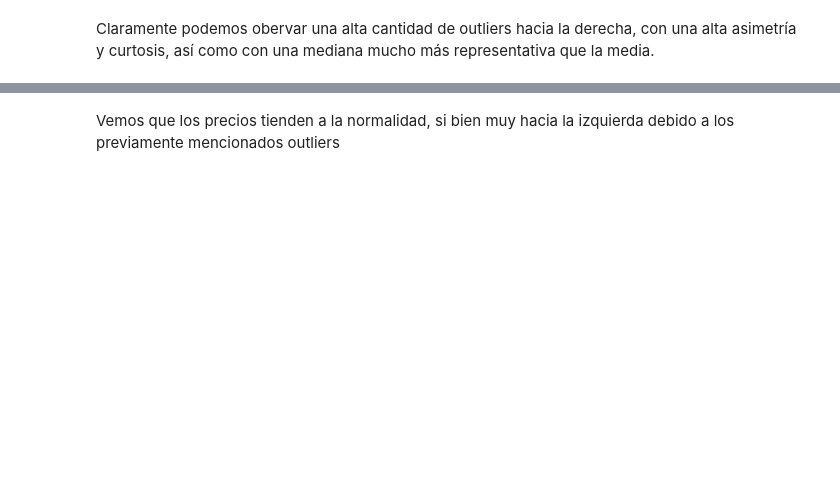
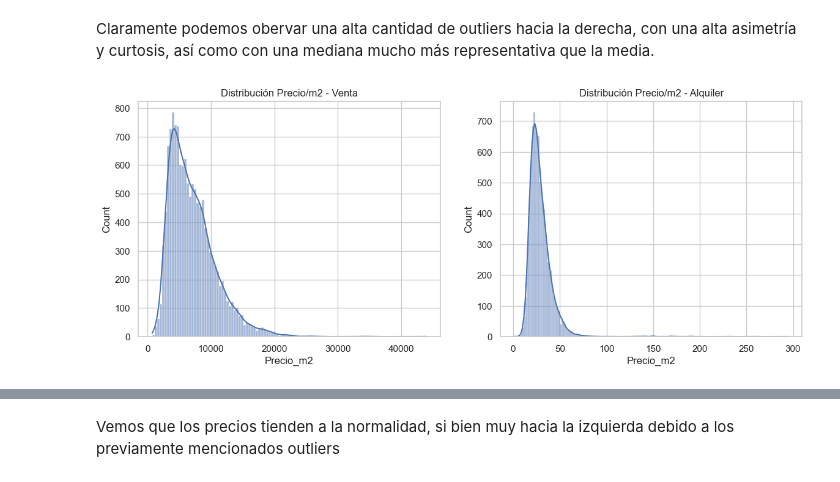
Before and after one commit to UCM-GIDIA-PD1/c2526-R2, a Jupyter notebook: src/4_Analisis/analisis_estadistico.ipynb, the cells around one changed output, grey strips where cells are left out. Cells and saved outputs as stored; diff of their text form; code cells hidden in the pictures; blank space fills up the shorter version.

```diff
--- a/src/4_Analisis/analisis_estadistico.ipynb
+++ b/src/4_Analisis/analisis_estadistico.ipynb
@@ -24,18 +27,22 @@ import io
 import os
 import matplotlib.pyplot as plt
 
-from src.utils.funciones_minio import crear_cliente_minio, bajar_minio
+from src.utils.funciones_minio import crear_cliente_minio, bajar_minio,bajar_mapa_minio
 from src.config import PATH_PRIMARIOS_LIMPIO
 
-OBJ_VIVIENDAS_VENTA = "viviendas_venta.parquet"
-OBJ_VIVIENDAS_ALQUILER = "viviendas_alquiler.parquet"
+OBJ_VIVIENDAS_VENTA = "viviendas_venta"
+OBJ_VIVIENDAS_ALQUILER = "viviendas_alquiler"
 # %%
 client = crear_cliente_minio()
 # %%
-df_venta = bajar_minio(client, PATH_PRIMARIOS_LIMPIO, OBJ_VIVIENDAS_VENTA)
+df_venta = bajar_mapa_minio(client, "rejillas", OBJ_VIVIENDAS_VENTA)
 if not isinstance(df_venta, pd.DataFrame):
         df_venta = pd.read_parquet(io.BytesIO(df_venta))
-df_alquiler = bajar_minio(client, PATH_PRIMARIOS_LIMPIO, OBJ_VIVIENDAS_ALQUILER)
+df_alquiler = bajar_mapa_minio(client, "rejillas", OBJ_VIVIENDAS_ALQUILER)
 if not isinstance(df_alquiler, pd.DataFrame):
         df_alquiler = pd.read_parquet(io.BytesIO(df_alquiler))
+gdf_barrios = bajar_mapa_minio(client,"rejillas","barrios")
+gdf_secciones = bajar_mapa_minio(client,"rejillas","secciones censales")
+gdf_hexagonos_g = bajar_mapa_minio(client,"rejillas","hexagonos_1")
+gdf_hexagonos_p = bajar_mapa_minio(client,"rejillas","hexagonos_2")
 # %%
@@ -44,6 +69,3 @@ print(df_alquiler.columns)
-# %%
-df_venta["Precio/Superficie"] = df_venta["Precio"] / df_venta["Superficie"]
-df_alquiler["Precio/Superficie"] = df_alquiler["Precio"] / df_alquiler["Superficie"]
 # %%
 def resumen_estadistico(df, nombre):
     print(f"\n===== {nombre.upper()} =====")
@@ -62,13 +102,15 @@ Claramente podemos obervar una alta cantidad de outliers hacia la derecha, con u
 # %%
 fig, axes = plt.subplots(1,2, figsize=(14,5))
 
-sns.histplot(df_venta["Precio/Superficie"], kde=True, ax=axes[0])
+sns.histplot(df_venta["Precio_m2"], kde=True, ax=axes[0])
 axes[0].set_title("Distribución Precio/m2 - Venta")
 
-sns.histplot(df_alquiler["Precio/Superficie"], kde=True, ax=axes[1])
+sns.histplot(df_alquiler["Precio_m2"], kde=True, ax=axes[1])
 axes[1].set_title("Distribución Precio/m2 - Alquiler")
 
 plt.show()
+# %% [output]
+[figure, added]
 # %%
 fig, axes = plt.subplots(1,2, figsize=(14,5))
 
```
Also changed, not shown: parts of 33 cells of this notebook, 5 other files.
